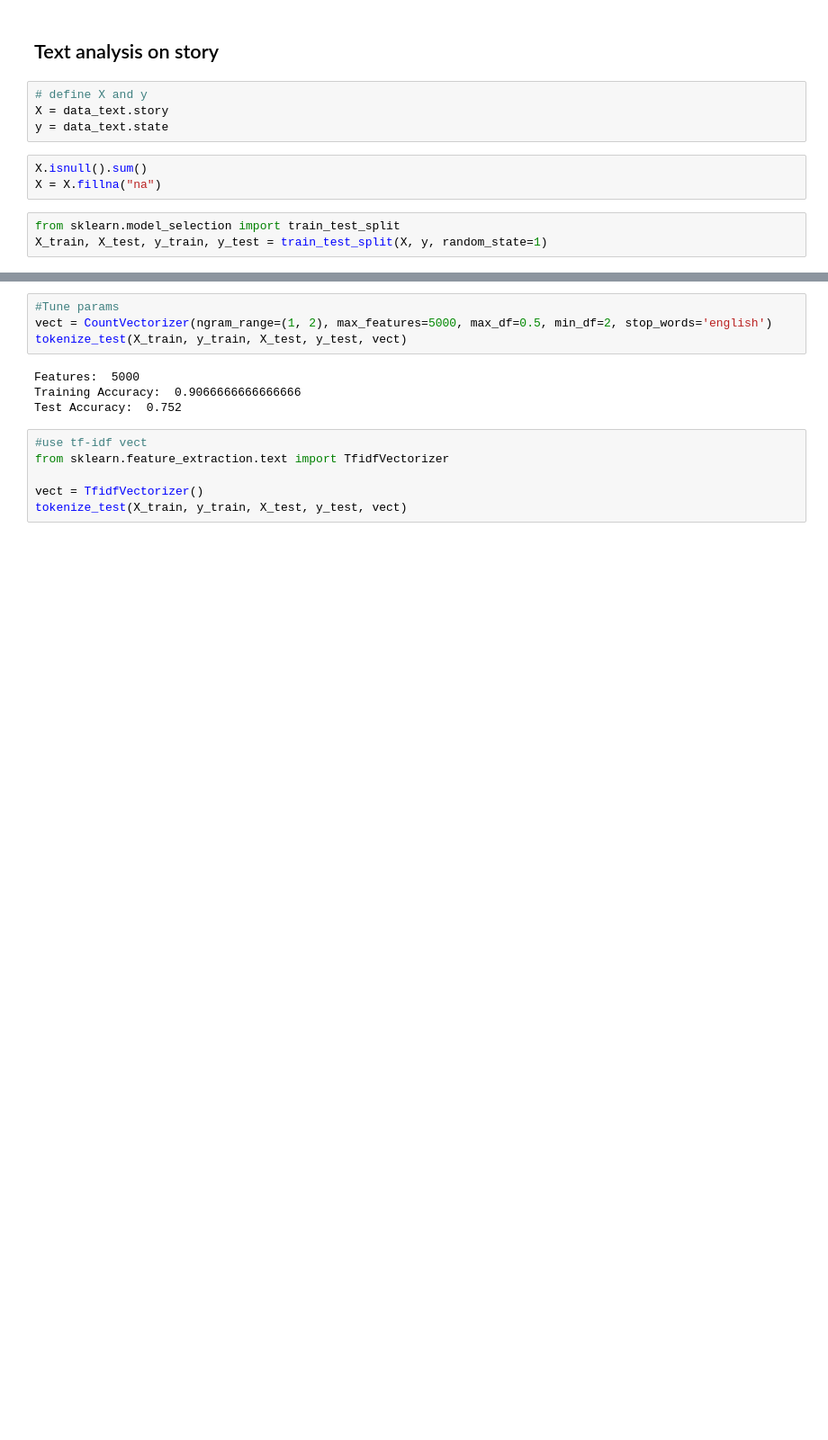
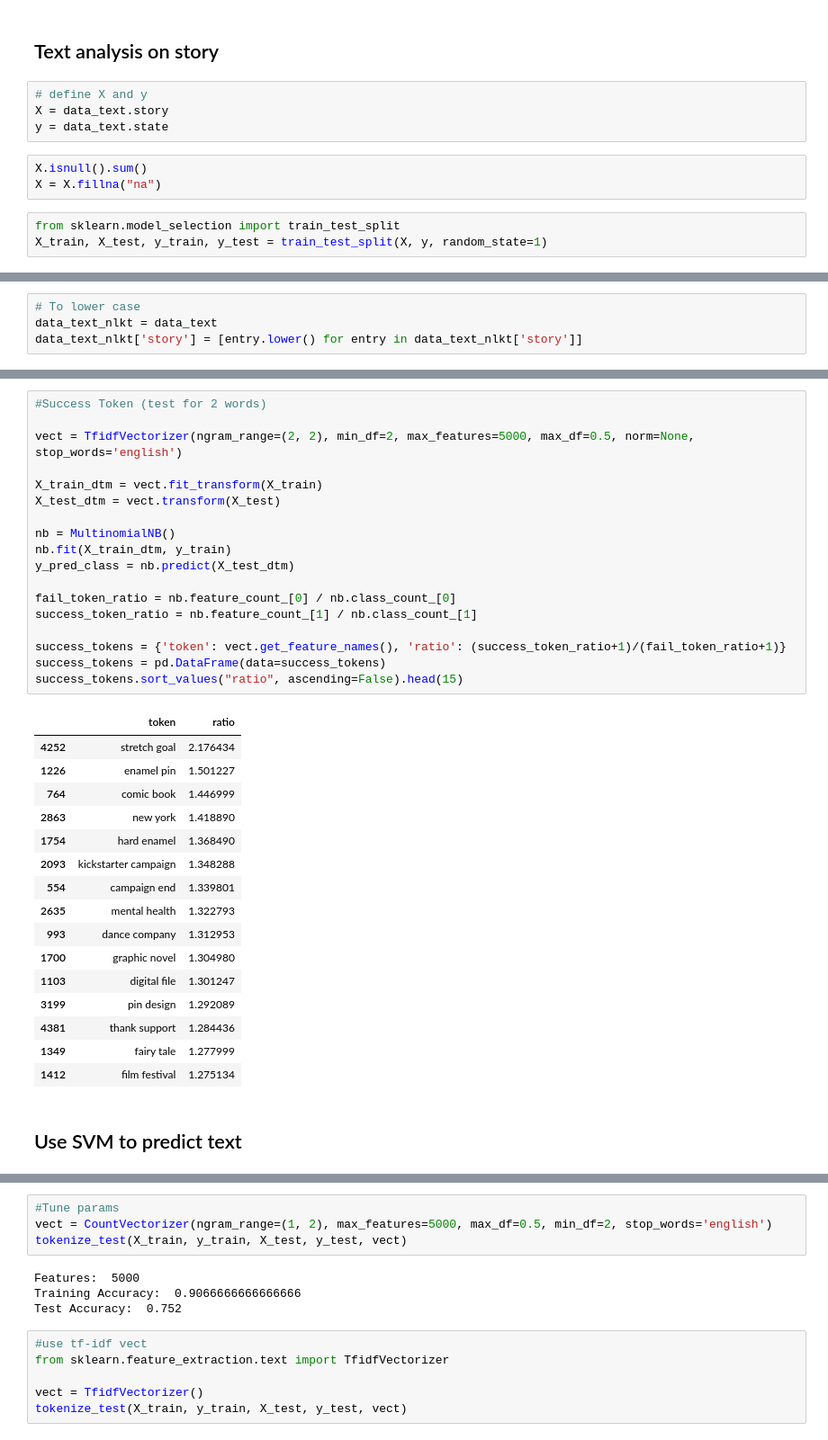
Before and after one commit to chuabern/BT4222_GrpProject, a Jupyter notebook: TJ_part_text&sentiment.ipynb, the cells around one changed output, grey strips where cells are left out. Shown: that part at 90% size. Cells and saved outputs as stored; diff of their text form; blank space fills up the shorter version.

```diff
--- a/TJ_part_text&sentiment.ipynb
+++ b/TJ_part_text&sentiment.ipynb
@@ -250,0 +309,4 @@ Test Accuracy:  0.652
+# %%
+# To lower case
+data_text_nlkt = data_text
+data_text_nlkt['story'] = [entry.lower() for entry in data_text_nlkt['story']]
@@ -250,0 +426,37 @@ Test Accuracy:  0.652
+# %%
+#Success Token (test for 2 words)
+
+vect = TfidfVectorizer(ngram_range=(2, 2), min_df=2, max_features=5000, max_df=0.5, norm=None, stop_words='english')
+
+X_train_dtm = vect.fit_transform(X_train)
+X_test_dtm = vect.transform(X_test)
+
+nb = MultinomialNB()
+nb.fit(X_train_dtm, y_train)
+y_pred_class = nb.predict(X_test_dtm)
+
+fail_token_ratio = nb.feature_count_[0] / nb.class_count_[0]
+success_token_ratio = nb.feature_count_[1] / nb.class_count_[1]
+
+success_tokens = {'token': vect.get_feature_names(), 'ratio': (success_token_ratio+1)/(fail_token_ratio+1)}
+success_tokens = pd.DataFrame(data=success_tokens)
+success_tokens.sort_values("ratio", ascending=False).head(15)
+# %% [output]
+|  | token | ratio |
+| 4252 | stretch goal | 2.176434 |
+| 1226 | enamel pin | 1.501227 |
+| 764 | comic book | 1.446999 |
+| 2863 | new york | 1.418890 |
+| 1754 | hard enamel | 1.368490 |
+| 2093 | kickstarter campaign | 1.348288 |
+| 554 | campaign end | 1.339801 |
+| 2635 | mental health | 1.322793 |
+| 993 | dance company | 1.312953 |
+| 1700 | graphic novel | 1.304980 |
+| 1103 | digital file | 1.301247 |
+| 3199 | pin design | 1.292089 |
+| 4381 | thank support | 1.284436 |
+| 1349 | fairy tale | 1.277999 |
+| 1412 | film festival | 1.275134 |
+# %% [markdown]
+## Use SVM to predict text
```
Also changed, not shown: parts of 31 cells of this notebook, 3 other files.
